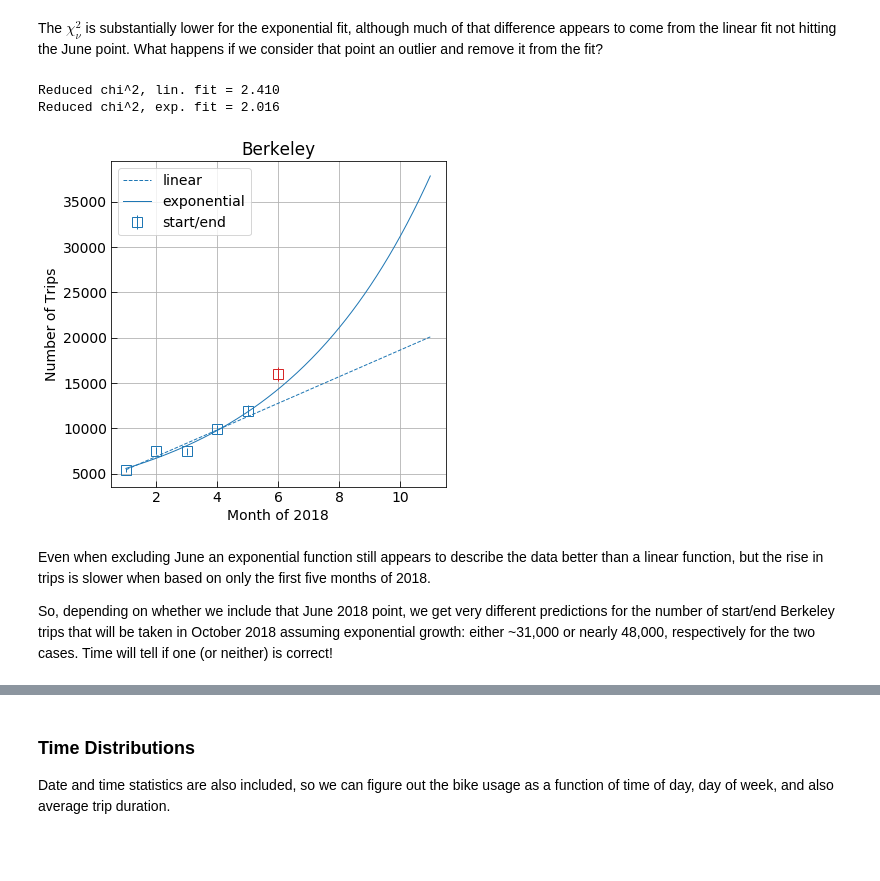
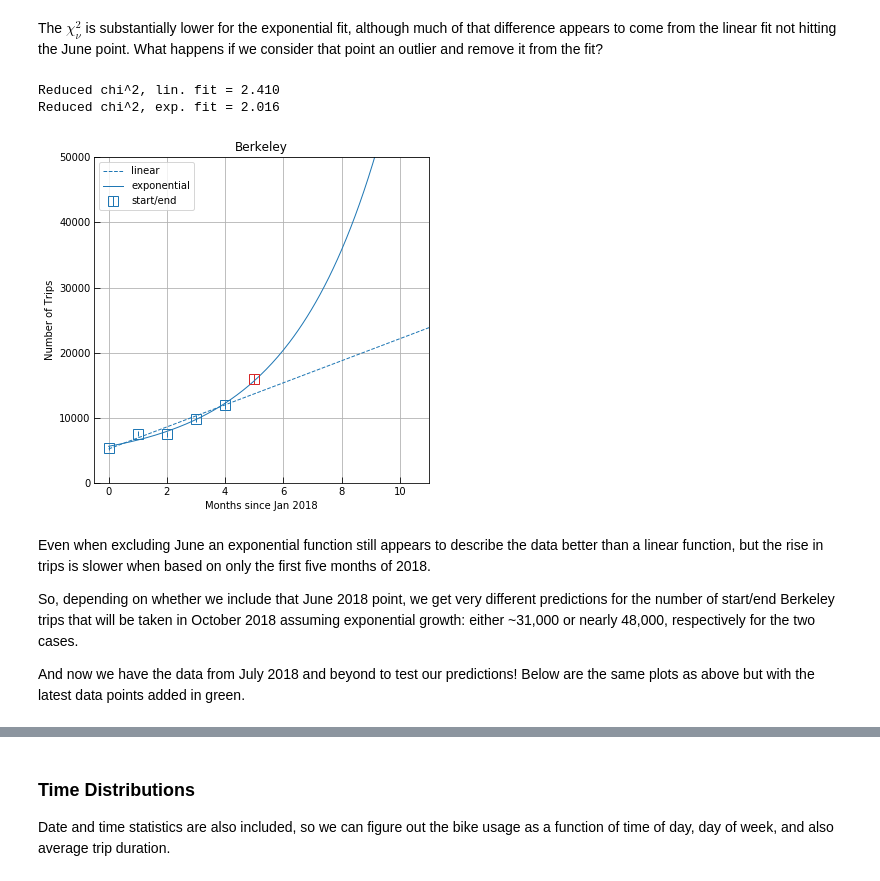
Before and after one commit to tmesposito/GoBike-Stats, a Jupyter notebook: GoBike_ride_stats.ipynb, the cells around one changed output, grey strips where cells are left out. Drawn from its saved outputs; the diff is of its cells as text; code cells hidden in the pictures; blank space fills up the shorter version.

```diff
--- a/GoBike_ride_stats.ipynb
+++ b/GoBike_ride_stats.ipynb
@@ -118,8 +154,10 @@ stations.write('stations.tsv', format='ascii.tab')
 # so we have them handy later.
 # Doing this station-by-station with for loops is slow but effective.
 for tab in tables:
-    tab.add_column(table.Column(len(tab)*[''], name='start_city', dtype='U50'))
-    tab.add_column(table.Column(len(tab)*[''], name='end_city', dtype='U50'))
+    if 'start_city' not in tab.keys():
+        tab.add_column(table.Column(len(tab)*[''], name='start_city', dtype='U50'))
+    if 'end_city' not in tab.keys():
+        tab.add_column(table.Column(len(tab)*[''], name='end_city', dtype='U50'))
 
     for row in stations:
         row_id = row['id']
@@ -256,18 +285,19 @@ berk_endonly_list = [berk_trip_list[ii][0][((berk_trip_list[ii][0]['end_city']==
 n_berk_endonly = [len(tab) for tab in berk_endonly_list]
 
 ms = 10 # markersize
+ind_stop = 7
 plt.figure(figsize=(6,5))
-plt.errorbar(range(1,7), n_berk_trips[1:], yerr=np.array(n_berk_trips[1:])*0.05,
+plt.errorbar(range(0, ind_stop-1), n_berk_trips[1:ind_stop], yerr=np.array(n_berk_trips[1:ind_stop])*0.05,
              label='start/end', color='C0', marker='s', markersize=ms, markerfacecolor='None', linestyle='None')
-plt.errorbar(range(1,7), n_berk_only[1:], yerr=np.array(n_berk_only[1:])*0.05,
+plt.errorbar(range(0, ind_stop-1), n_berk_only[1:ind_stop], yerr=np.array(n_berk_only[1:ind_stop])*0.05,
              label='roundtrips', color='C1', marker='o', markersize=ms, markerfacecolor='None', linestyle='None')
-plt.errorbar(range(1,7), n_berk_startonly[1:], yerr=np.array(n_berk_startonly[1:])*0.05,
+plt.errorbar(range(0, ind_stop-1), n_berk_startonly[1:ind_stop], yerr=np.array(n_berk_startonly[1:ind_stop])*0.05,
              label='starts', color='C2', marker='^', markersize=ms, markerfacecolor='None', linestyle='None')
-plt.errorbar(range(1,7), n_berk_endonly[1:], yerr=np.array(n_berk_endonly[1:])*0.05,
+plt.errorbar(range(0, ind_stop-1), n_berk_endonly[1:ind_stop], yerr=np.array(n_berk_endonly[1:ind_stop])*0.05,
              label='ends', color='C3', marker='v', markersize=ms, markerfacecolor='None', linestyle='None')
 plt.title("Berkeley Trips")
 plt.ylabel("Number of Trips")
-plt.xlabel("Month of 2018")
+plt.xlabel("Months since Jan 2018")
 plt.legend(numpoints=1)
 plt.show()
 # %% [output]
@@ -312,39 +346,45 @@ The $\chi^2_\nu$ is substantially lower for the exponential fit, although much o
 # %%
 # Same as above, except exclude the June point from the fit.
 from scipy.optimize import curve_fit
-pf_lin, cov_lin = curve_fit(lambda t,a,b: a*t+b,  range(1,6),  n_berk_trips[1:][:-1],
-          sigma=np.array(n_berk_trips[1:][:-1])*0.05, p0=(1500., 3500.))
-pf_exp, cov_exp = curve_fit(lambda t,a,b,c: c + a*np.exp(b*t),  range(1,6),  n_berk_trips[1:][:-1],
-          sigma=np.array(n_berk_trips[1:][:-1])*0.05, p0=(700., 0.45, 5000.))
+pf_lin_noJune, cov_lin_noJune = curve_fit(lambda t,a,b: a*t+b,  range(0,5),  n_berk_trips[1:ind_stop][:-1],
+          sigma=np.array(n_berk_trips[1:ind_stop][:-1])*0.05, p0=(1500., 3500.))
+pf_exp_noJune, cov_exp_noJune = curve_fit(lambda t,a,b,c: c + a*np.exp(b*t),  range(0,5),  n_berk_trips[1:ind_stop][:-1],
+          sigma=np.array(n_berk_trips[1:ind_stop][:-1])*0.05, p0=(700., 0.45, 5000.))
 
-fit_lin = pf_lin[0]*np.arange(1.,6.) + pf_lin[1]
-fit_exp = pf_exp[2] + pf_exp[0]*np.exp(pf_exp[1]*np.arange(1.,6.))
+fit_lin_noJune = pf_lin_noJune[0]*np.arange(0.,5.) + pf_lin_noJune[1]
+fit_exp_noJune = pf_exp_noJune[2] + pf_exp_noJune[0]*np.exp(pf_exp_noJune[1]*np.arange(0.,5.))
 
-chi2_red_lin = np.sum(((n_berk_trips[1:][:-1] - fit_lin)/(np.array(n_berk_trips[1:][:-1])*0.05))**2)/(6 - 2)
-chi2_red_exp = np.sum(((n_berk_trips[1:][:-1] - fit_exp)/(np.array(n_berk_trips[1:][:-1])*0.05))**2)/(6 - 2)
-print("Reduced chi^2, lin. fit = %.3f" % chi2_red_lin)
-print("Reduced chi^2, exp. fit = %.3f" % chi2_red_exp)
+chi2_red_lin_noJune = np.sum(((n_berk_trips[1:ind_stop][:-1] - fit_lin_noJune)/(np.array(n_berk_trips[1:ind_stop][:-1])*0.05))**2)/(6 - 2)
+chi2_red_exp_noJune = np.sum(((n_berk_trips[1:ind_stop][:-1] - fit_exp_noJune)/(np.array(n_berk_trips[1:ind_stop][:-1])*0.05))**2)/(6 - 2)
+print("Reduced chi^2, lin. fit = %.3f" % chi2_red_lin_noJune)
+print("Reduced chi^2, exp. fit = %.3f" % chi2_red_exp_noJune)
 
-t_extrap = np.linspace(1., 11., 250)
+t_extrap_noJune = np.linspace(0., 25., 500)
 plt.figure(figsize=(6,6))
-plt.errorbar(range(1,6), n_berk_trips[1:][:-1], yerr=np.array(n_berk_trips[1:][:-1])*0.05,
+plt.errorbar(range(0,5), n_berk_trips[1:ind_stop][:-1], yerr=np.array(n_berk_trips[1:ind_stop][:-1])*0.05,
              label='start/end', color='C0', marker='s', markersize=ms, linestyle='None', markerfacecolor='None')
 # Show the omitted data point in red, just for comparison.
-plt.errorbar(6, n_berk_trips[1:][-1], yerr=np.array(n_berk_trips[1:][-1])*0.05,
+plt.errorbar(5, n_berk_trips[1:ind_stop][-1], yerr=np.array(n_berk_trips[1:ind_stop][-1])*0.05,
              color='C3', marker='s', markersize=ms, linestyle='None', markerfacecolor='None')
-plt.plot(t_extrap, pf_lin[0]*t_extrap + pf_lin[1], color='C0', linestyle='--', label='linear')
-plt.plot(t_extrap, pf_exp[2] + pf_exp[0]*np.exp(pf_exp[1]*t_extrap), color='C0', label='exponential')
+#plt.errorbar(range(7,len(n_berk_trips)), n_berk_trips[ind_stop:], yerr=np.array(n_berk_trips[ind_stop:])*0.05,
+#             label='New Epochs', color='C2', marker='s', markersize=ms, linestyle='None', markerfacecolor='None')
+plt.plot(t_extrap_noJune, pf_lin[0]*t_extrap_noJune + pf_lin[1], color='C0', linestyle='--', label='linear')
+plt.plot(t_extrap_noJune, pf_exp[2] + pf_exp[0]*np.exp(pf_exp[1]*t_extrap_noJune), color='C0', label='exponential')
+plt.ylim(0,50000)
+plt.xlim(-0.5,11)
 plt.ylabel("Number of Trips")
-plt.xlabel("Month of 2018")
+plt.xlabel("Months since Jan 2018")
 plt.title("Berkeley")
 plt.legend(numpoints=1)
 plt.grid()
 plt.show()
 # %% [output]
 Reduced chi^2, lin. fit = 2.410
 Reduced chi^2, exp. fit = 2.016
-[figure, old version]
+[figure, new version]
 # %% [markdown]
 Even when excluding June an exponential function still appears to describe the data better than a linear function, but the rise in trips is slower when based on only the first five months of 2018.
 
-So, depending on whether we include that June 2018 point, we get very different predictions for the number of start/end Berkeley trips that will be taken in October 2018 assuming exponential growth: either ~31,000 or nearly 48,000, respectively for the two cases. Time will tell if one (or neither) is correct!
+So, depending on whether we include that June 2018 point, we get very different predictions for the number of start/end Berkeley trips that will be taken in October 2018 assuming exponential growth: either ~31,000 or nearly 48,000, respectively for the two cases.
+
+And now we have the data from July 2018 and beyond to test our predictions! Below are the same plots as above but with the latest data points added in green.
```
Also changed, not shown: parts of 26 cells of this notebook, 2 other files.
